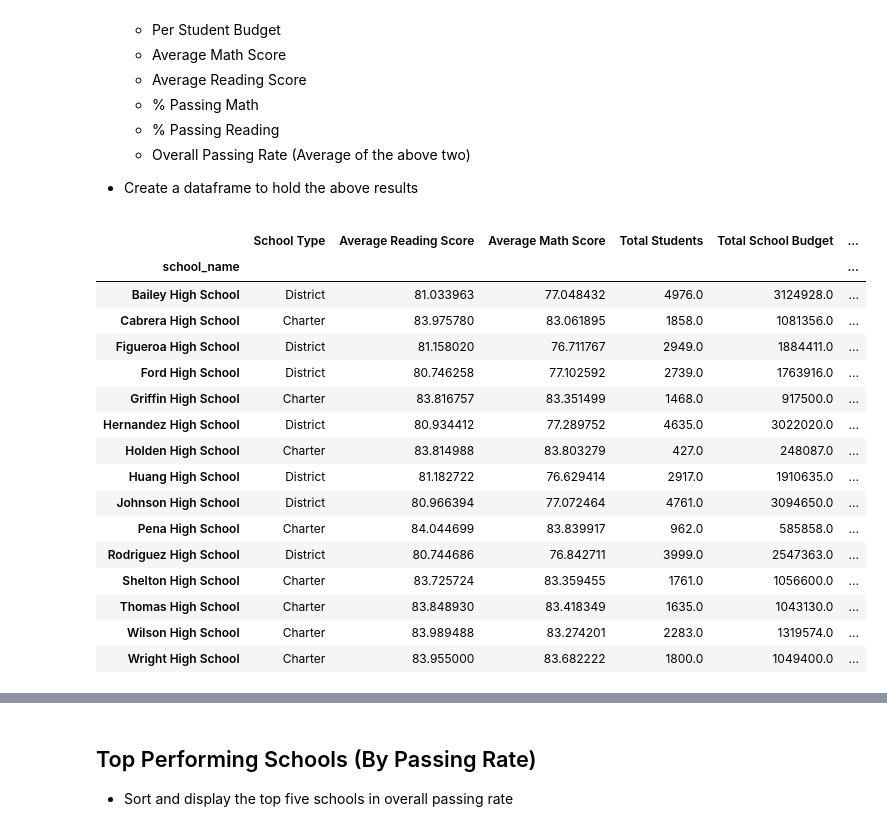
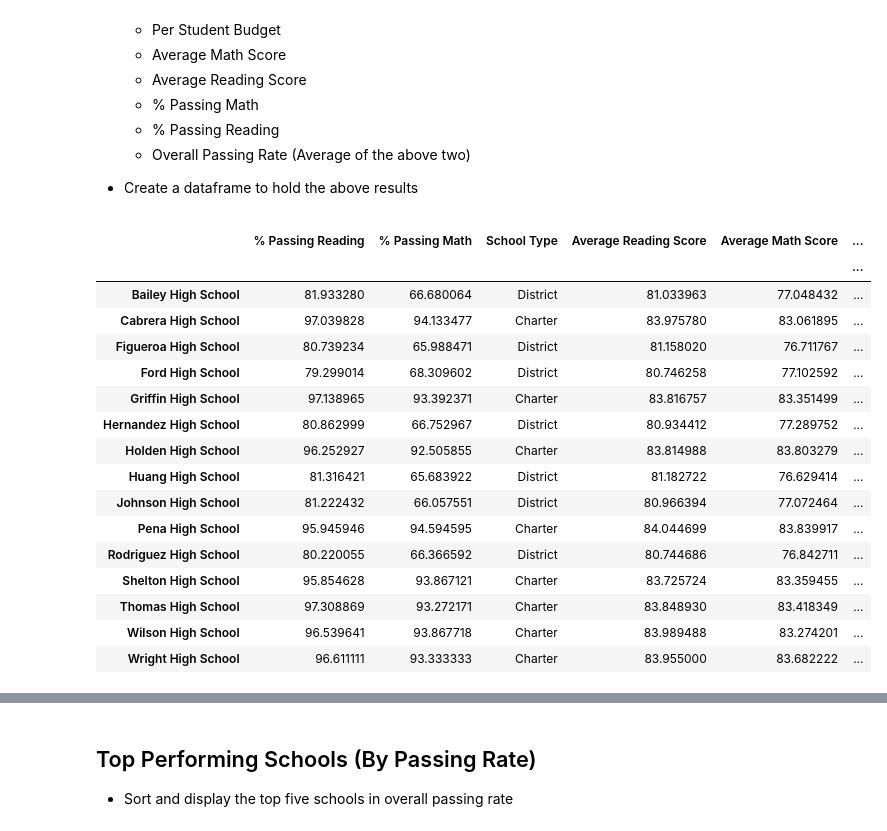
Before and after one commit to mokerlund/pandas-challenge, a Jupyter notebook: PyCitySchools/PyCitySchools.ipynb, the cells around one changed output, grey strips where cells are left out. Drawn from its saved outputs; the diff is of its cells as text; code cells hidden in the pictures.

```diff
--- a/PyCitySchools/PyCitySchools.ipynb
+++ b/PyCitySchools/PyCitySchools.ipynb
@@ -110,52 +110,74 @@ district_summary
 # %%
 # Create an overview table that summarizes key metrics about each school, including:
 schools_summary= school_data_complete.drop(columns=['Student ID','student_name', 'gender', 'grade', 'School ID'])
 
 schools_summary = schools_summary.groupby(['school_name', 'type']).mean()
 
 schools_summary = schools_summary.reset_index(drop=False)
 
 schools_summary = schools_summary.set_index('school_name')
 
 
 
 # Total Students
 # Total School Budget
 # Per Student Budget
-# Average Math Score
 # Average Reading Score
 schools_summary = schools_summary.rename(columns={"type": "School Type", "reading_score" : "Average Reading Score", "math_score"
                                                  : "Average Math Score", "size": "Total Students", "budget": "Total School Budget"})
 budget = schools_summary['Total School Budget'].values
 students = schools_summary['Total Students'].values
 schools_summary['Per Student Budget'] = budget/students
-schools_summary
+
+# % Passing Math
+schools_summary2 = school_data_complete
+passing_math = school_data_complete.loc[schools_summary2['math_score']>69,:]
+
+passing_math = passing_math.groupby('school_name').math_score.count().reset_index()
+
+passing_math = passing_math.rename(columns={"math_score":"% Passing Math"})
+
+# Merge the two dataframes
+schools_summary = passing_math.merge(schools_summary, on="school_name")
+schools_summary['% Passing Math'] = (schools_summary['% Passing Math'] / schools_summary['Total Students']) * 100
 
 
-# % Passing Math
-# Number passing math
+# % Passing Reading
+schools_summary2 = school_data_complete
+passing_reading = school_data_complete.loc[schools_summary2['reading_score']>69,:]
 
+passing_reading = passing_reading.groupby('school_name').reading_score.count().reset_index()
 
-# schools_summary["% Passing Math"]
+passing_reading = passing_reading.rename(columns={"reading_score":"% Passing Reading"})
 
-# % Passing Reading
+schools_summary = passing_reading.merge(schools_summary, on="school_name")
+
+schools_summary['% Passing Reading'] = (schools_summary['% Passing Reading'] / schools_summary['Total Students']) * 100
 
 # Overall Passing Rate (Average of the above two)
+
+schools_summary['% Overall Passing'] = (schools_summary['% Passing Math'] + schools_summary['% Passing Reading']) / 2
+
+schools_summary = schools_summary.set_index('school_name')
+
+schools_summary = schools_summary.rename_axis("")
+
+schools_summary
 # %% [output]
-|  | School Type | Average Reading Score | Average Math Score | Total Students | Total School Budget | ... |
-| school_name |  |  |  |  |  | ... |
-| Bailey High School | District | 81.033963 | 77.048432 | 4976.0 | 3124928.0 | ... |
-| Cabrera High School | Charter | 83.975780 | 83.061895 | 1858.0 | 1081356.0 | ... |
-| Figueroa High School | District | 81.158020 | 76.711767 | 2949.0 | 1884411.0 | ... |
-| Ford High School | District | 80.746258 | 77.102592 | 2739.0 | 1763916.0 | ... |
-| Griffin High School | Charter | 83.816757 | 83.351499 | 1468.0 | 917500.0 | ... |
-| Hernandez High School | District | 80.934412 | 77.289752 | 4635.0 | 3022020.0 | ... |
-| Holden High School | Charter | 83.814988 | 83.803279 | 427.0 | 248087.0 | ... |
-| Huang High School | District | 81.182722 | 76.629414 | 2917.0 | 1910635.0 | ... |
-| Johnson High School | District | 80.966394 | 77.072464 | 4761.0 | 3094650.0 | ... |
-| Pena High School | Charter | 84.044699 | 83.839917 | 962.0 | 585858.0 | ... |
-| Rodriguez High School | District | 80.744686 | 76.842711 | 3999.0 | 2547363.0 | ... |
-| Shelton High School | Charter | 83.725724 | 83.359455 | 1761.0 | 1056600.0 | ... |
-| Thomas High School | Charter | 83.848930 | 83.418349 | 1635.0 | 1043130.0 | ... |
-| Wilson High School | Charter | 83.989488 | 83.274201 | 2283.0 | 1319574.0 | ... |
-| Wright High School | Charter | 83.955000 | 83.682222 | 1800.0 | 1049400.0 | ... |
+|  | % Passing Reading | % Passing Math | School Type | Average Reading Score | Average Math Score | ... |
+|  |  |  |  |  |  | ... |
+| Bailey High School | 81.933280 | 66.680064 | District | 81.033963 | 77.048432 | ... |
+| Cabrera High School | 97.039828 | 94.133477 | Charter | 83.975780 | 83.061895 | ... |
+| Figueroa High School | 80.739234 | 65.988471 | District | 81.158020 | 76.711767 | ... |
+| Ford High School | 79.299014 | 68.309602 | District | 80.746258 | 77.102592 | ... |
+| Griffin High School | 97.138965 | 93.392371 | Charter | 83.816757 | 83.351499 | ... |
+| Hernandez High School | 80.862999 | 66.752967 | District | 80.934412 | 77.289752 | ... |
+| Holden High School | 96.252927 | 92.505855 | Charter | 83.814988 | 83.803279 | ... |
+| Huang High School | 81.316421 | 65.683922 | District | 81.182722 | 76.629414 | ... |
+| Johnson High School | 81.222432 | 66.057551 | District | 80.966394 | 77.072464 | ... |
+| Pena High School | 95.945946 | 94.594595 | Charter | 84.044699 | 83.839917 | ... |
+| Rodriguez High School | 80.220055 | 66.366592 | District | 80.744686 | 76.842711 | ... |
+| Shelton High School | 95.854628 | 93.867121 | Charter | 83.725724 | 83.359455 | ... |
+| Thomas High School | 97.308869 | 93.272171 | Charter | 83.848930 | 83.418349 | ... |
+| Wilson High School | 96.539641 | 93.867718 | Charter | 83.989488 | 83.274201 | ... |
+| Wright High School | 96.611111 | 93.333333 | Charter | 83.955000 | 83.682222 | ... |
```
Also changed, not shown: parts of 13 cells of this notebook.
